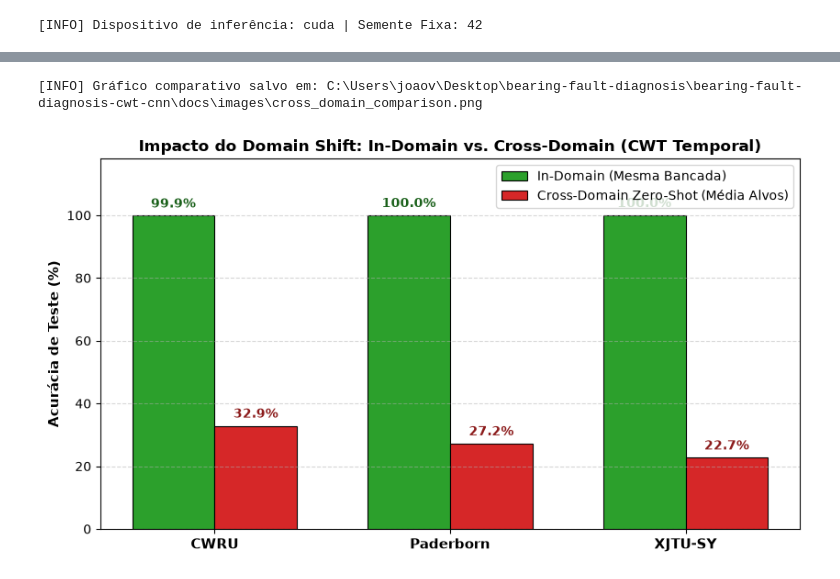
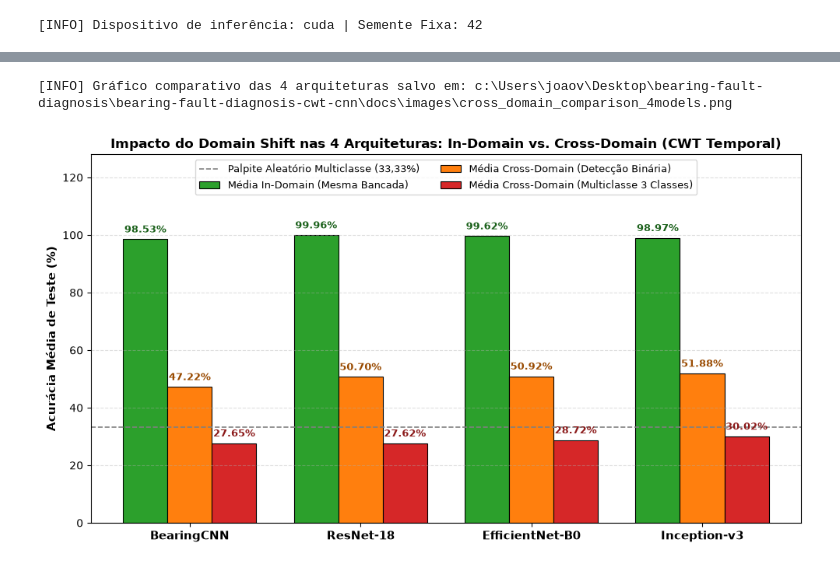
Before and after one commit to jvkauer/bearing-fault-diagnosis-cwt-cnn, a Jupyter notebook: notebooks/3_cross_domain/01_avaliacao_cruzada_tempo.ipynb, the cells around one changed output, grey strips where cells are left out. Cells and saved outputs as stored; diff of their text form; code cells hidden in the pictures.

```diff
--- a/notebooks/3_cross_domain/01_avaliacao_cruzada_tempo.ipynb
+++ b/notebooks/3_cross_domain/01_avaliacao_cruzada_tempo.ipynb
@@ -368,40 +485,37 @@ Comparamos graficamente a acurácia quando o modelo opera em seu próprio domín
 # %%
-fig, ax = plt.subplots(figsize=(8.5, 4.8))
-x = np.arange(len(matrix_names))
-width = 0.35
+model_labels = list(models_registry.keys())
+in_domain_means = [np.mean(list(models_registry[m]["in_domain_acc"].values())) for m in model_labels]
+cross_multi_means = [np.mean(list(all_models_results[m]["multi"].values())) for m in model_labels]
+cross_bin_means = [np.mean(list(all_models_results[m]["bin"].values())) for m in model_labels]
 
-in_domain_vals = [heat_matrix[i, i] for i in range(3)]
-cross_domain_vals = []
-for i in range(3):
-    cross_vals = [heat_matrix[i, j] for j in range(3) if i != j]
-    cross_domain_vals.append(np.mean(cross_vals))
+x = np.arange(len(model_labels))
+width = 0.26
 
-rects1 = ax.bar(x - width/2, in_domain_vals, width, label="In-Domain (Mesma Bancada)", color="#2ca02c", edgecolor="black", linewidth=0.8)
-rects2 = ax.bar(x + width/2, cross_domain_vals, width, label="Cross-Domain Zero-Shot (Média Alvos)", color="#d62728", edgecolor="black", linewidth=0.8)
+fig, ax = plt.subplots(figsize=(10, 5.5))
+rects1 = ax.bar(x - width, in_domain_means, width, label="Média In-Domain (Mesma Bancada)", color="#2ca02c", edgecolor="black", linewidth=0.8)
+rects2 = ax.bar(x, cross_bin_means, width, label="Média Cross-Domain (Detecção Binária)", color="#ff7f0e", edgecolor="black", linewidth=0.8)
+rects3 = ax.bar(x + width, cross_multi_means, width, label="Média Cross-Domain (Multiclasse 3 Classes)", color="#d62728", edgecolor="black", linewidth=0.8)
 
-ax.set_ylabel("Acurácia de Teste (%)", fontweight="bold", fontsize=11)
-ax.set_title("Impacto do Domain Shift: In-Domain vs. Cross-Domain (CWT Temporal)", fontweight="bold", fontsize=12)
+ax.axhline(33.33, color="gray", linestyle="--", linewidth=1.2, label="Palpite Aleatório Multiclasse (33,33%)")
+ax.set_ylabel("Acurácia Média de Teste (%)", fontweight="bold", fontsize=11)
+ax.set_title("Impacto do Domain Shift nas 4 Arquiteturas: In-Domain vs. Cross-Domain (CWT Temporal)", fontweight="bold", fontsize=12)
 ax.set_xticks(x)
-ax.set_xticklabels(matrix_names, fontweight="bold", fontsize=11)
-ax.set_ylim(0, 118)
-ax.legend(loc="upper right", fontsize=10)
-ax.grid(True, linestyle="--", alpha=0.5, axis="y")
+ax.set_xticklabels(model_labels, fontweight="bold", fontsize=11)
+ax.set_ylim(0, 128)
+ax.legend(loc="upper center", ncol=2, fontsize=9.5)
+ax.grid(True, linestyle="--", alpha=0.4, axis="y")
 
-for rect in rects1:
-    h = rect.get_height()
-    ax.annotate(f"{h:.1f}%", xy=(rect.get_x() + rect.get_width()/2, h), xytext=(0, 4),
-                textcoords="offset points", ha="center", va="bottom", fontweight="bold", color="#1b611b")
-
-for rect in rects2:
-    h = rect.get_height()
-    ax.annotate(f"{h:.1f}%", xy=(rect.get_x() + rect.get_width()/2, h), xytext=(0, 4),
-                textcoords="offset points", ha="center", va="bottom", fontweight="bold", color="#8c1b1b")
+for rects, col in [(rects1, "#1b611b"), (rects2, "#994a00"), (rects3, "#8c1b1b")]:
+    for rect in rects:
+        h = rect.get_height()
+        ax.annotate(f"{h:.2f}%", xy=(rect.get_x() + rect.get_width()/2, h), xytext=(0, 4),
+                    textcoords="offset points", ha="center", va="bottom", fontweight="bold", fontsize=9.5, color=col)
 
 plt.tight_layout()
-bar_path = BASE_DIR / "docs" / "images" / "cross_domain_comparison.png"
-plt.savefig(bar_path, dpi=300, bbox_inches="tight")
-print(f"[INFO] Gráfico comparativo salvo em: {bar_path}")
+bar_4models_path = BASE_DIR / "docs" / "images" / "cross_domain_comparison_4models.png"
+plt.savefig(bar_4models_path, dpi=300, bbox_inches="tight")
+print(f"[INFO] Gráfico comparativo das 4 arquiteturas salvo em: {bar_4models_path}")
 plt.show()
 # %% [output]
-[INFO] Gráfico comparativo salvo em: C:\Users\joaov\Desktop\bearing-fault-diagnosis\bearing-fault-diagnosis-cwt-cnn\docs\images\cross_domain_comparison.png
+[INFO] Gráfico comparativo das 4 arquiteturas salvo em: c:\Users\joaov\Desktop\bearing-fault-diagnosis\bearing-fault-diagnosis-cwt-cnn\docs\images\cross_domain_comparison_4models.png
-[figure, old version]
+[figure, new version]
```
Also changed, not shown: parts of 20 cells of this notebook, 38 other files.
